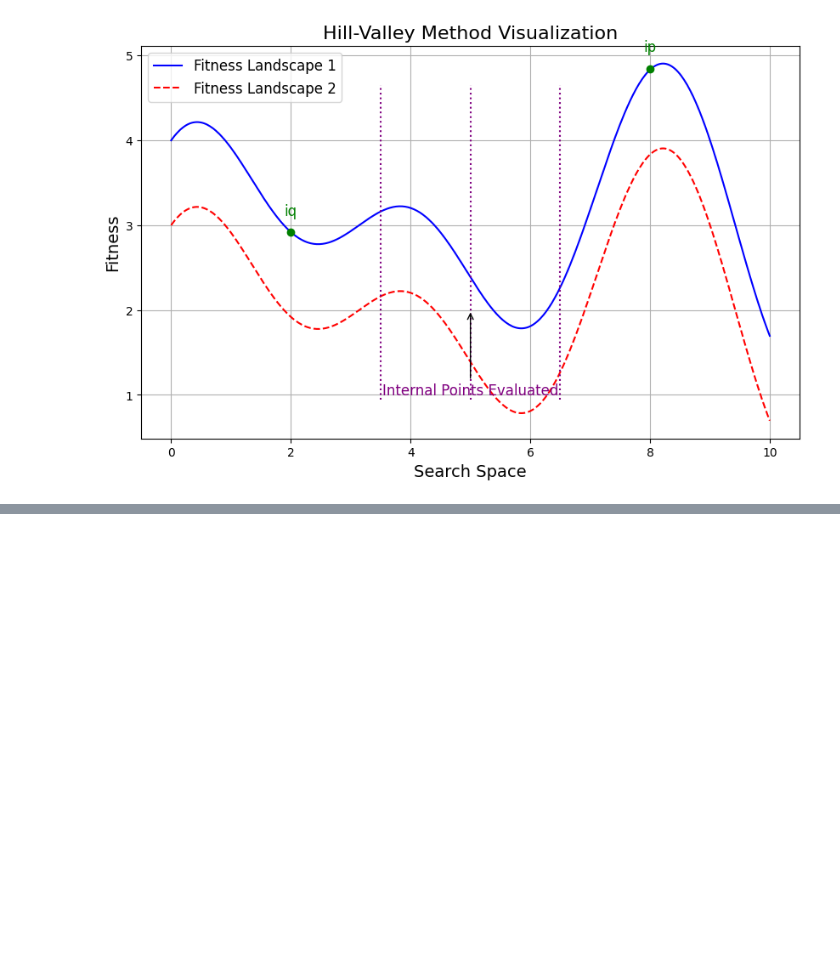
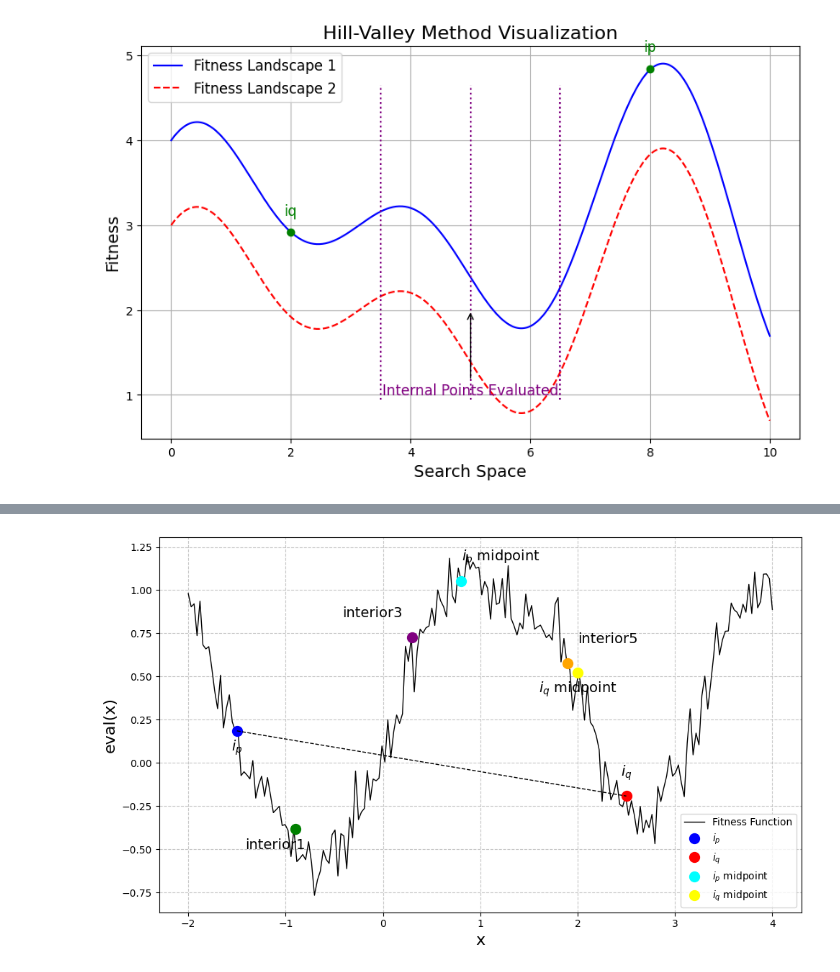
Before and after one commit to MehrdadJalali-AI/LotusEffectAlgorithm, a Jupyter notebook: Plots.ipynb, the cells around one changed output, grey strips where cells are left out. Cells and saved outputs as stored; diff of their text form; code cells hidden in the pictures; blank space fills up the shorter version.

```diff
--- a/Plots.ipynb
+++ b/Plots.ipynb
@@ -183,0 +195,69 @@ plt.show()
+# %%
+import numpy as np
+import matplotlib.pyplot as plt
+
+# Define x-axis range
+x = np.linspace(-2, 4, 200)
+
+# Synthetic multimodal function (two peaks with a valley, more noise to match the image)
+y = 0.5 * np.exp(-((x + 1) ** 2) / 0.5) + 1.2 * np.exp(-((x - 2) ** 2) / 0.5) + np.sin(2 * x)
+y += np.random.normal(0, 0.1, size=x.size)  # Increased noise for jagged appearance
+
+# Plotting
+plt.figure(figsize=(10, 6))
+plt.plot(x, y, label='Fitness Function', color='black', linewidth=1)
+
+# Define points i_p and i_q
+i_p_x, i_q_x = -1.5, 2.5  # Positions for better spread
+i_p_y = y[np.argmin(np.abs(x - i_p_x))]
+i_q_y = y[np.argmin(np.abs(x - i_q_x))]
+
+# Plot i_p and i_q with matching colors
+plt.plot(i_p_x, i_p_y, 'o', label='$i_p$', color='blue', markersize=10)
+plt.annotate('$i_p$', (i_p_x, i_p_y), textcoords="offset points", xytext=(0, -20), ha='center', fontsize=14)
+
+plt.plot(i_q_x, i_q_y, 'o', label='$i_q$', color='red', markersize=10)
+plt.annotate('$i_q$', (i_q_x, i_q_y), textcoords="offset points", xytext=(0, 20), ha='center', fontsize=14)
+
+# Interior points between i_p and i_q (adjusted samples to reduce overlap)
+samples = [0.15, 0.45, 0.85]  # Adjusted for better spacing
+interior_x = [i_p_x + (i_q_x - i_p_x) * s for s in samples]
+interior_y = [y[np.argmin(np.abs(x - ix))] for ix in interior_x]
+colors = ['green', 'purple', 'orange']  # Colors matching the image
+for ix, iy, color, label in zip(interior_x, interior_y, colors, ['interior1', 'interior3', 'interior5']):
+    plt.plot(ix, iy, 'o', color=color, markersize=10)
+    # Adjust label positions for clarity
+    if label == 'interior1':
+        plt.annotate(label, (ix, iy), textcoords="offset points", xytext=(-20, -20), ha='center', fontsize=14)
+    elif label == 'interior3':
+        plt.annotate(label, (ix, iy), textcoords="offset points", xytext=(-40, 20), ha='center', fontsize=14)
+    else:  # interior5
+        plt.annotate(label, (ix, iy), textcoords="offset points", xytext=(40, 20), ha='center', fontsize=14)
+
+# Midpoint for i_p (shifted to avoid overlap with interior3)
+mid_x = (i_p_x + i_q_x) / 2 + 0.3  # Shifted right to avoid interior3
+mid_y = y[np.argmin(np.abs(x - mid_x))]
+plt.plot(mid_x, mid_y, 'o', label='$i_p$ midpoint', color='cyan', markersize=10)
+plt.annotate('$i_p$ midpoint', (mid_x, mid_y), textcoords="offset points", xytext=(40, 20), ha='center', fontsize=14)
+
+# Midpoint for i_q (shifted to avoid overlap with i_q and interior5)
+i_q_mid_x = i_q_x - 0.5  # Shifted further left
+i_q_mid_y = y[np.argmin(np.abs(x - i_q_mid_x))]
+plt.plot(i_q_mid_x, i_q_mid_y, 'o', label='$i_q$ midpoint', color='yellow', markersize=10)
+plt.annotate('$i_q$ midpoint', (i_q_mid_x, i_q_mid_y), textcoords="offset points", xytext=(0, -20), ha='center', fontsize=14)
+
+# Dashed line between i_p and i_q
+plt.plot([i_p_x, i_q_x], [i_p_y, i_q_y], '--', color='black', linewidth=1)
+
+# Labels and styling
+#plt.title('Figure 2 - Model of the hill-valley function', fontsize=14)
+plt.xlabel('x', fontsize=16)
+plt.ylabel('eval(x)', fontsize=16)
+plt.grid(True, linestyle='--', alpha=0.7)
+plt.legend(loc='lower right')
+plt.tight_layout()
+
+# Show the plot
+plt.show()
+# %% [output]
+[figure, added]
```
Also changed, not shown: parts of 4 cells of this notebook.
